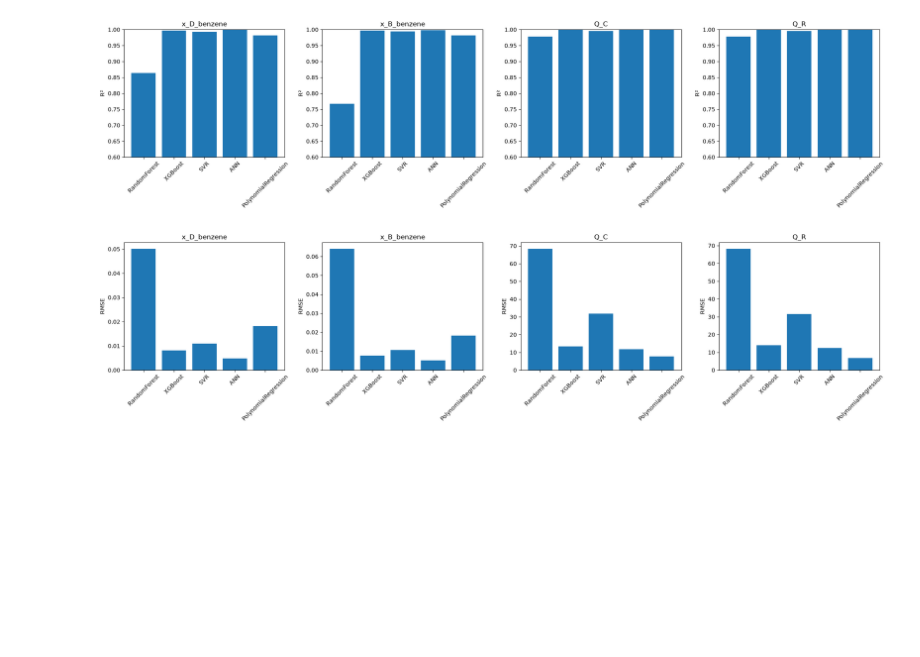
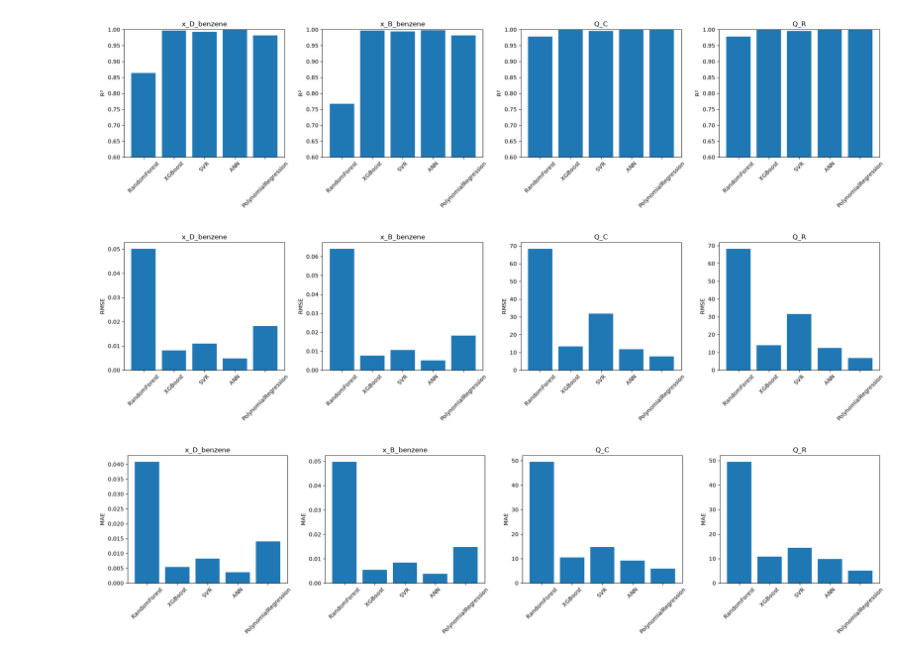
Before and after one commit to YashWaghmare2206/DWSIM-Distillation-Surrogate-Model, a Jupyter notebook: notebooks/08_Result_Plots.ipynb, the cells around one changed output. Cells and saved outputs as stored; diff of their text form; code cells hidden in the pictures; blank space fills up the shorter version.

Commit message:
Plots added

```diff
--- a/notebooks/08_Result_Plots.ipynb
+++ b/notebooks/08_Result_Plots.ipynb
@@ -267,3 +267,18 @@ plt.savefig("../outputs/plots/error_comparison_rmse.png", dpi=150)
 plt.show()
 # %% [output]
 [figure]
+# %%
+fig, axes = plt.subplots(1, len(target_columns), figsize=(20, 5))
+
+for i, target in enumerate(target_columns):
+    subset = error_df[error_df["target"] == target]
+    axes[i].bar(subset["model"], subset["MAE"])
+    axes[i].set_title(target)
+    axes[i].set_ylabel("MAE")
+    axes[i].tick_params(axis='x', rotation=45)
+
+plt.tight_layout()
+plt.savefig("../outputs/plots/error_comparison_mae.png", dpi=150)
+plt.show()
+# %% [output]
+[figure, added]
```
Also changed, not shown: parts of 1 cell of this notebook, 14 other files.
